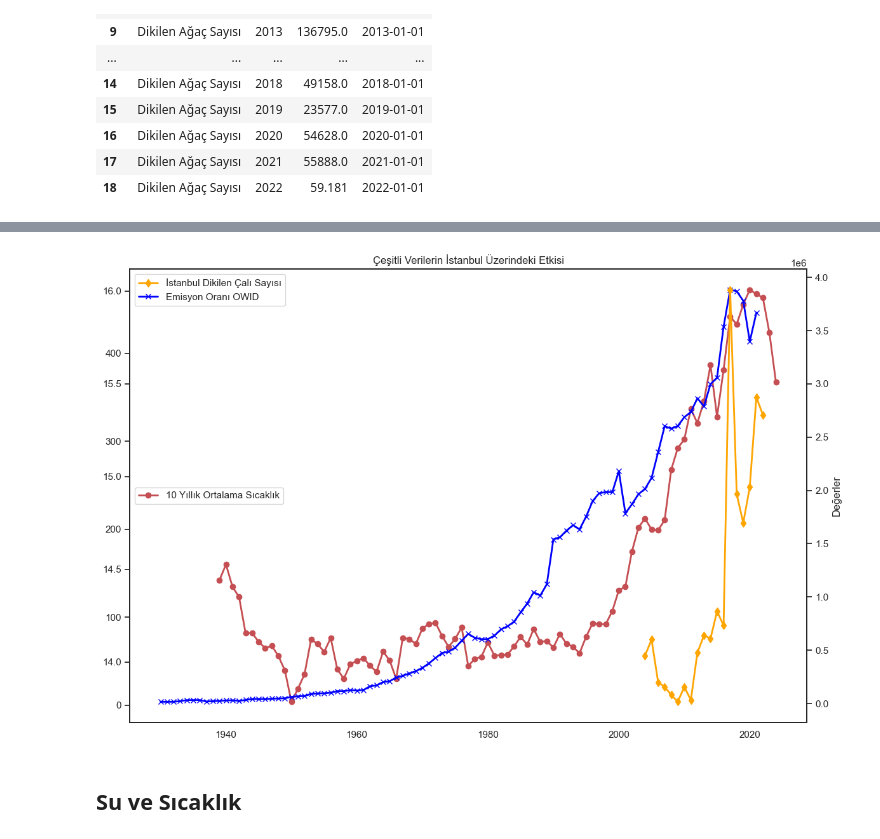
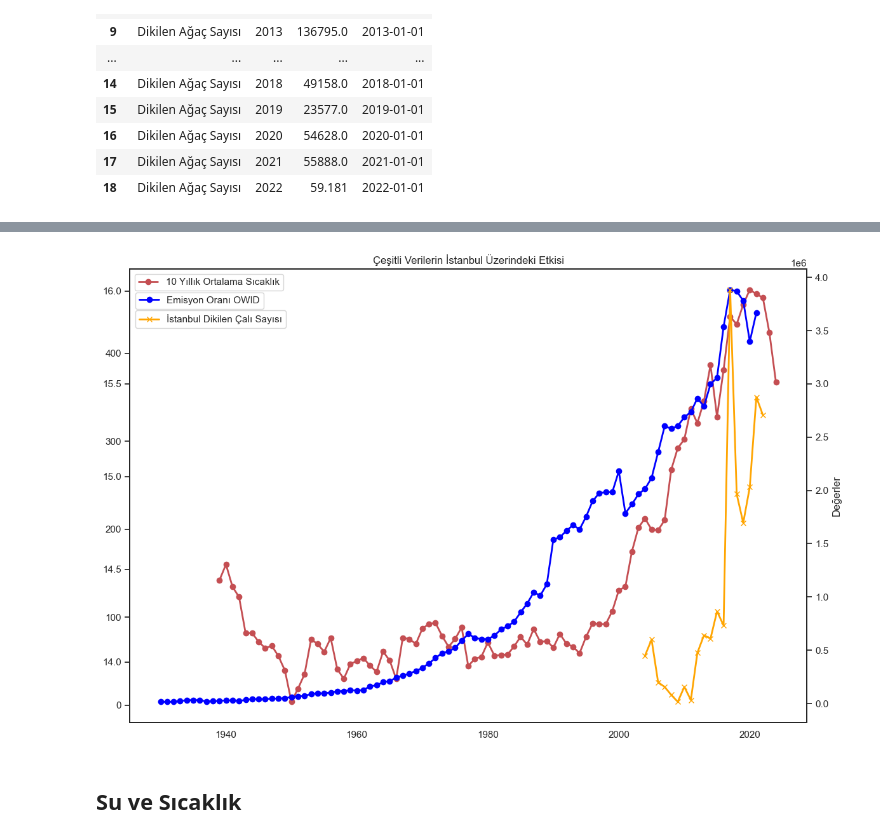
Before and after one commit to vulonviing/ibb-climate-change, a Jupyter notebook: proje-iklim-degisikligi-v2.ipynb, the cells around one changed output, grey strips where cells are left out. Drawn from its saved outputs; the diff is of its cells as text; code cells hidden in the pictures.

```diff
--- a/proje-iklim-degisikligi-v2.ipynb
+++ b/proje-iklim-degisikligi-v2.ipynb
@@ -334,0 +439,24 @@ dikilen_agac_istanbul
+# %%
+import seaborn as sns
+import matplotlib.pyplot as plt
+
+# Seaborn temasını ayarla
+sns.set_theme()
+plt.figure(figsize=(10, 6))  # Grafik boyutunu belirleme
+
+# Çubuk grafiği oluştur
+sns.barplot(data=bakim_agac_istanbul, x="Year", y="Count", color="green")  # Çubuk rengini sabit yeşil yap
+
+# Eksen etiketleri ve başlığı ekle
+plt.xlabel("Yıl")
+plt.ylabel("Bakımlı Ağaç Sayısı")
+plt.title("İstanbul Bakımı Yapılan Ağaç Sayısı")
+
+# X eksenindeki yıl etiketlerini döndürmek için
+plt.xticks(rotation=45)  # Eksen etiketlerini 45 derece döndür
+plt.tight_layout()  # Grafik öğelerinin sığdırılması
+
+plt.savefig('grafikler/5.png')
+
+# Grafiği göster
+plt.show()
@@ -452,42 +612,42 @@ plt.show()
 # %%
 import matplotlib.pyplot as plt
 import seaborn as sns
 from datetime import datetime
 
 # Grafiğin boyutunu ayarlayın
 plt.figure(figsize=(12, 8))
 
 # Arka planı beyaz yerine grid tarzı yapın
 sns.set_theme(style='white')
 
 # Birinci y-eksen verileri çizdirme (sıcaklık)
 plt.plot(istanbul_ortalama["time"], ten_year_avg, label="10 Yıllık Ortalama Sıcaklık", linewidth=2, color="r", marker='o')
-plt.legend(loc='center left')
+plt.legend(loc='upper left')
 
 # İkinci y-eksen verileri çizdirme (emisyon oranları)
 ax2 = plt.gca().twinx()
-ax2.plot(emisyon_owid_tur[emisyon_owid_tur["year"] >= datetime(1930, 1, 1)]["year"], emisyon_owid_tur[emisyon_owid_tur["year"] >= datetime(1930, 1, 1)]["total_ghg"], label="Emisyon Oranı OWID", linewidth=2, color="blue", marker='x')
+ax2.plot(emisyon_owid_tur[emisyon_owid_tur["year"] >= datetime(1930, 1, 1)]["year"], emisyon_owid_tur[emisyon_owid_tur["year"] >= datetime(1930, 1, 1)]["total_ghg"], label="Emisyon Oranı OWID", linewidth=2, color="blue", marker='o')
+plt.legend(bbox_to_anchor=(0.205, 0.96))
 
 # Üçüncü y-eksen verileri çizdirme (dikilen çalı sayısı)
 ax3 = plt.gca().twinx()
-ax3.plot(dikilen_cali_istanbul["year"], dikilen_cali_istanbul["Count"], label="İstanbul Dikilen Çalı Sayısı", linewidth=2, color="orange", marker='d')
+ax3.plot(dikilen_cali_istanbul["year"], dikilen_cali_istanbul["Count"], label="İstanbul Dikilen Çalı Sayısı", linewidth=2, color="orange", marker='x')
+plt.legend(bbox_to_anchor=(0.238, 0.92))
 
 # Tüm y-eksen etiketlerini güncelleme
 plt.ylabel("Değerler")
 
 # Başlığı güncelleme
 plt.title("Çeşitli Verilerin İstanbul Üzerindeki Etkisi")
 
-# Tüm çizgi açıklamalarını ekleme
-lines = plt.gca().get_lines() + ax2.get_lines()
-labels = [line.get_label() for line in lines]
-plt.legend(lines, labels, loc='upper left')
-
 # Grafikleri gösterme
 plt.tight_layout()
+
+plt.savefig('grafikler/9.png')
+
 plt.show()
 # %% [output]
-[figure, old version]
+[figure, new version]
 # %% [markdown]
 ## Su ve Sıcaklık
 # %%
```
Also changed, not shown: parts of 30 cells of this notebook, 22 other files.
